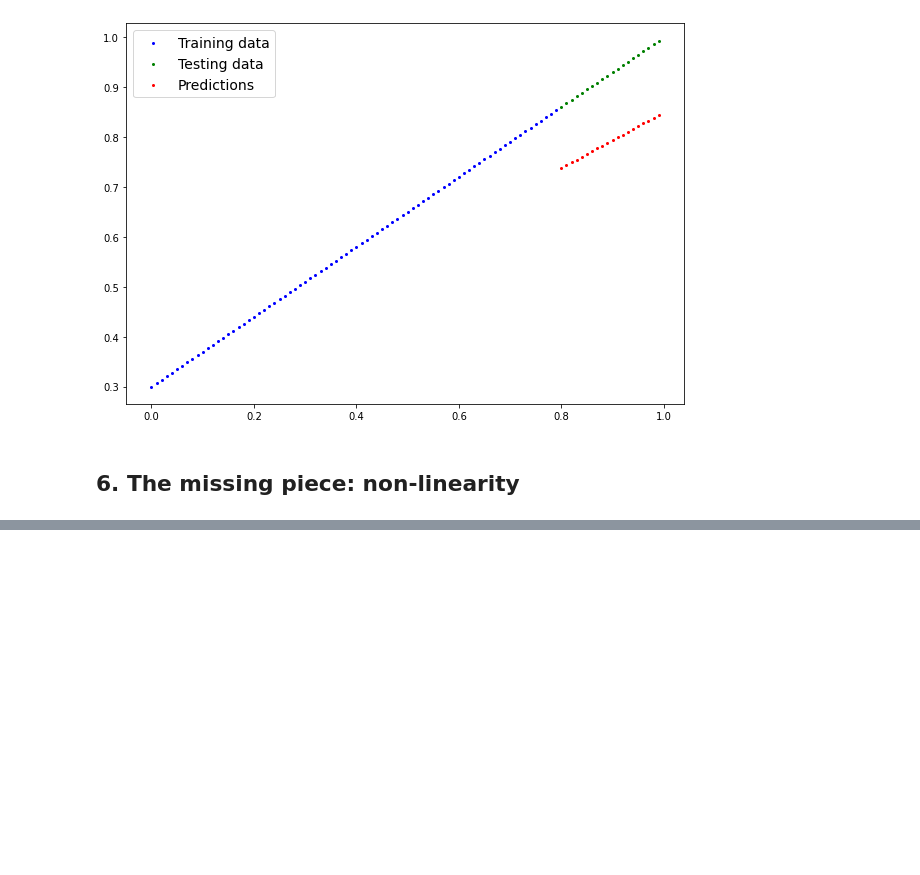
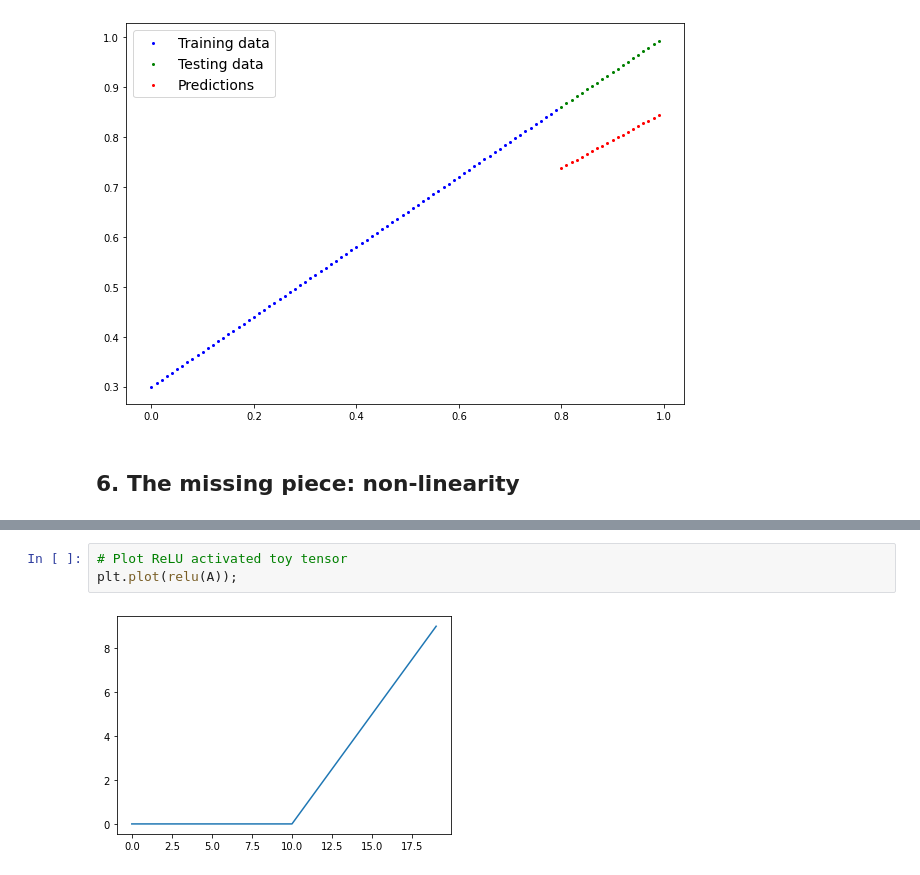
Before and after one commit to Kennedy87670/Introduction-to-ML-DP, a Jupyter notebook: 02_Pytorch_Neural_Network_classification.ipynb, the cells around one changed output, grey strips where cells are left out. Saved outputs shown, nothing was run; the diff lists cells and outputs as text; blank space fills up the shorter version.

```diff
--- a/02_Pytorch_Neural_Network_classification.ipynb
+++ b/02_Pytorch_Neural_Network_classification.ipynb
@@ -652,0 +827,5 @@ plot_predictions(train_data=X_train_regression.cpu(),
+# %%
+# Plot ReLU activated toy tensor
+plt.plot(relu(A));
+# %% [output]
+[figure, added]
```
Also changed, not shown: parts of 42 cells of this notebook.
